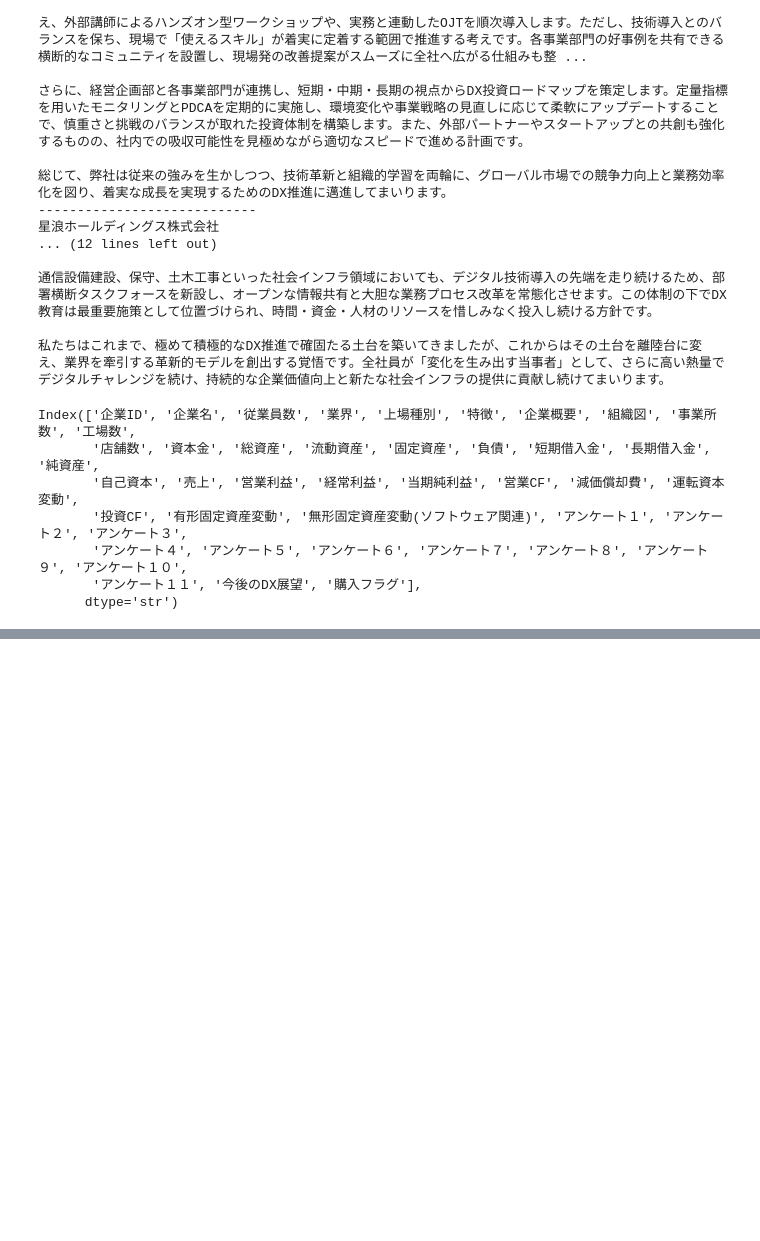
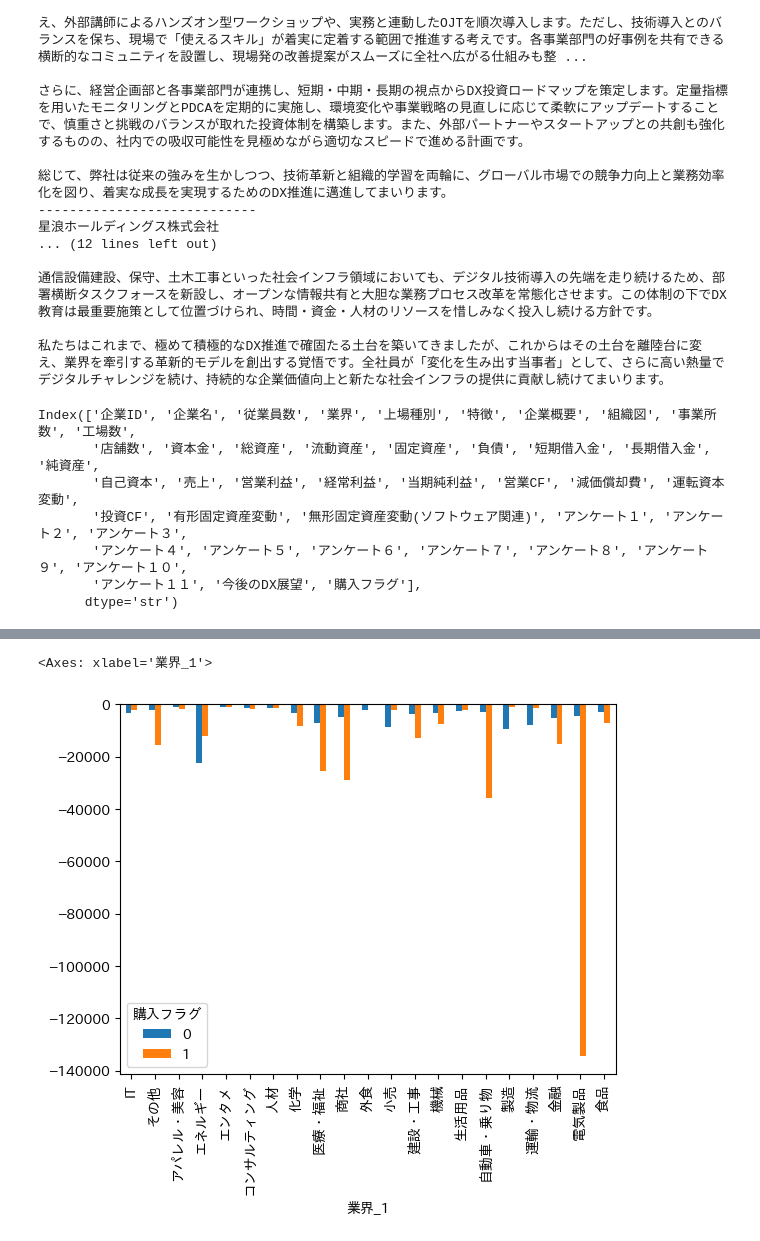
Before and after one commit to saitooo376/student_cup_2026, a Jupyter notebook: notebooks/01_EDA.ipynb, the cells around one changed output, grey strips where cells are left out. Saved outputs shown, nothing was run; the diff lists cells and outputs as text; code cells hidden in the pictures; blank space fills up the shorter version.

```diff
--- a/notebooks/01_EDA.ipynb
+++ b/notebooks/01_EDA.ipynb
@@ -290,0 +354,5 @@ plt.close()
+# %%
+train.groupby(['業界_1', '購入フラグ'])['無形固定資産変動(ソフトウェア関連)'].mean().unstack().plot(kind='bar')
+# %% [output]
+<Axes: xlabel='業界_1'>
+[figure, added]
```
Also changed, not shown: parts of 18 cells of this notebook, 2 other files.
